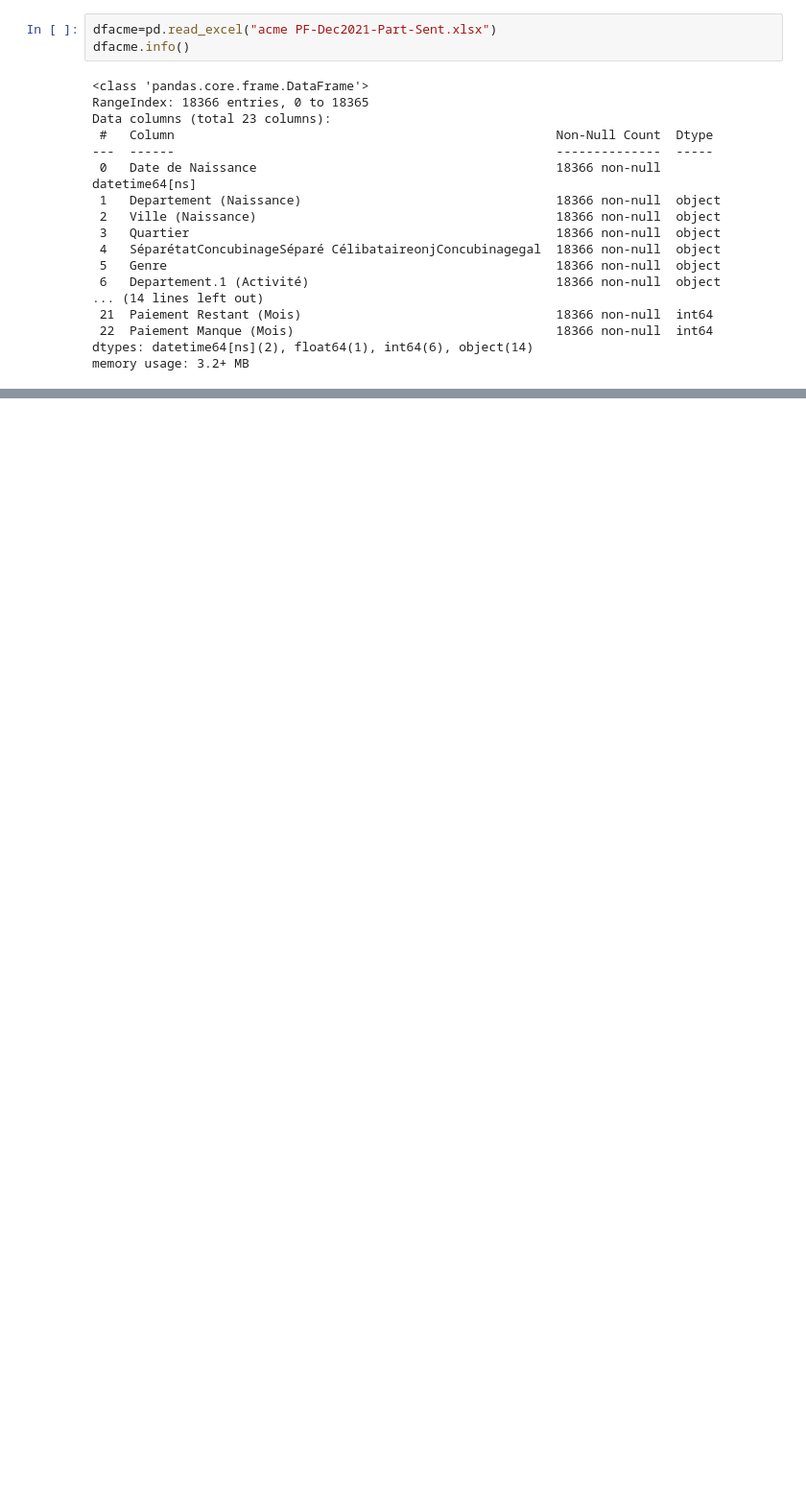
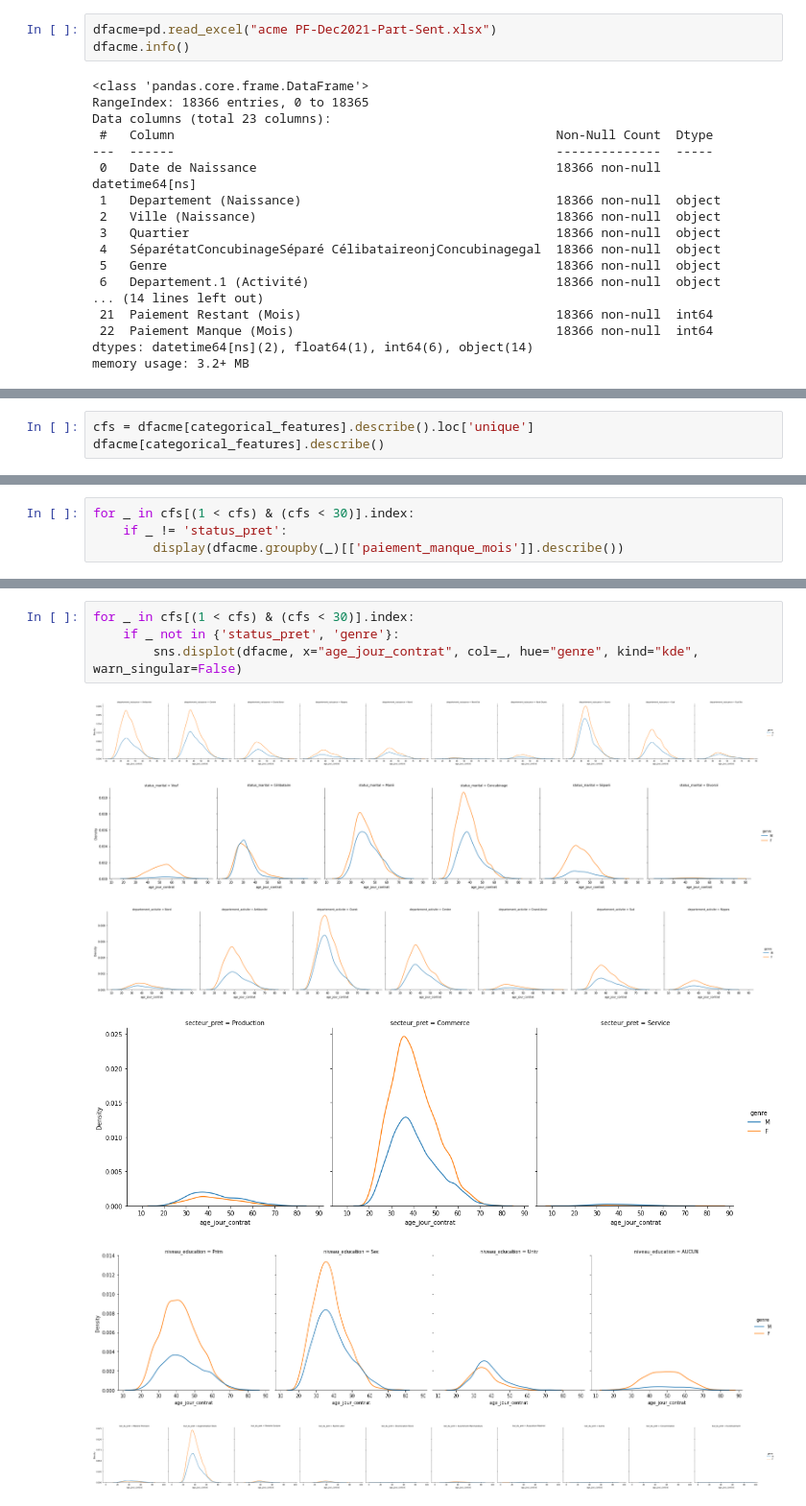
Before and after one commit to tipanverella/kiva-ayiti, a Jupyter notebook: acmeEDA.ipynb, the cells around one changed output, grey strips where cells are left out. Shown at 96% size. Drawn from its saved outputs; the diff is of its cells as text; blank space fills up the shorter version.

```diff
--- a/acmeEDA.ipynb
+++ b/acmeEDA.ipynb
@@ -70,0 +130,3 @@ for col in dfacme.select_dtypes(include=['float64', 'int64']).columns:
+# %%
+cfs = dfacme[categorical_features].describe().loc['unique']
+dfacme[categorical_features].describe()
@@ -70,0 +154,4 @@ for col in dfacme.select_dtypes(include=['float64', 'int64']).columns:
+# %%
+for _ in cfs[(1 < cfs) & (cfs < 30)].index:
+    if _ != 'status_pret':
+        display(dfacme.groupby(_)[['paiement_manque_mois']].describe())
@@ -70,0 +227,11 @@ for col in dfacme.select_dtypes(include=['float64', 'int64']).columns:
+# %%
+for _ in cfs[(1 < cfs) & (cfs < 30)].index:
+    if _ not in {'status_pret', 'genre'}:
+        sns.displot(dfacme, x="age_jour_contrat", col=_, hue="genre", kind="kde", warn_singular=False)
+# %% [output]
+[figure, added]
+[figure, added]
+[figure, added]
+[figure, added]
+[figure, added]
+[figure, added]
```
Also changed, not shown: parts of 15 cells of this notebook, 1 other file.
